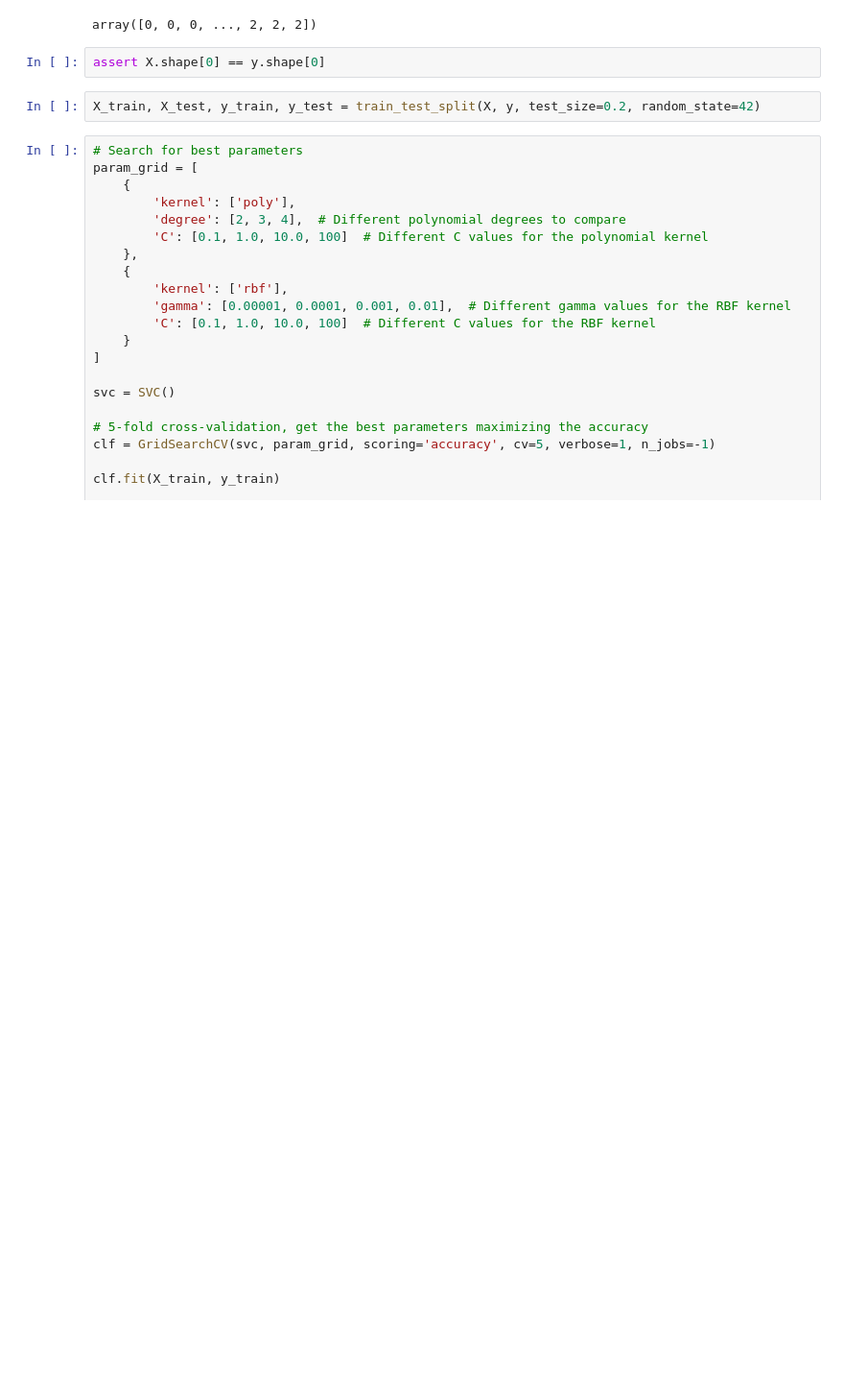
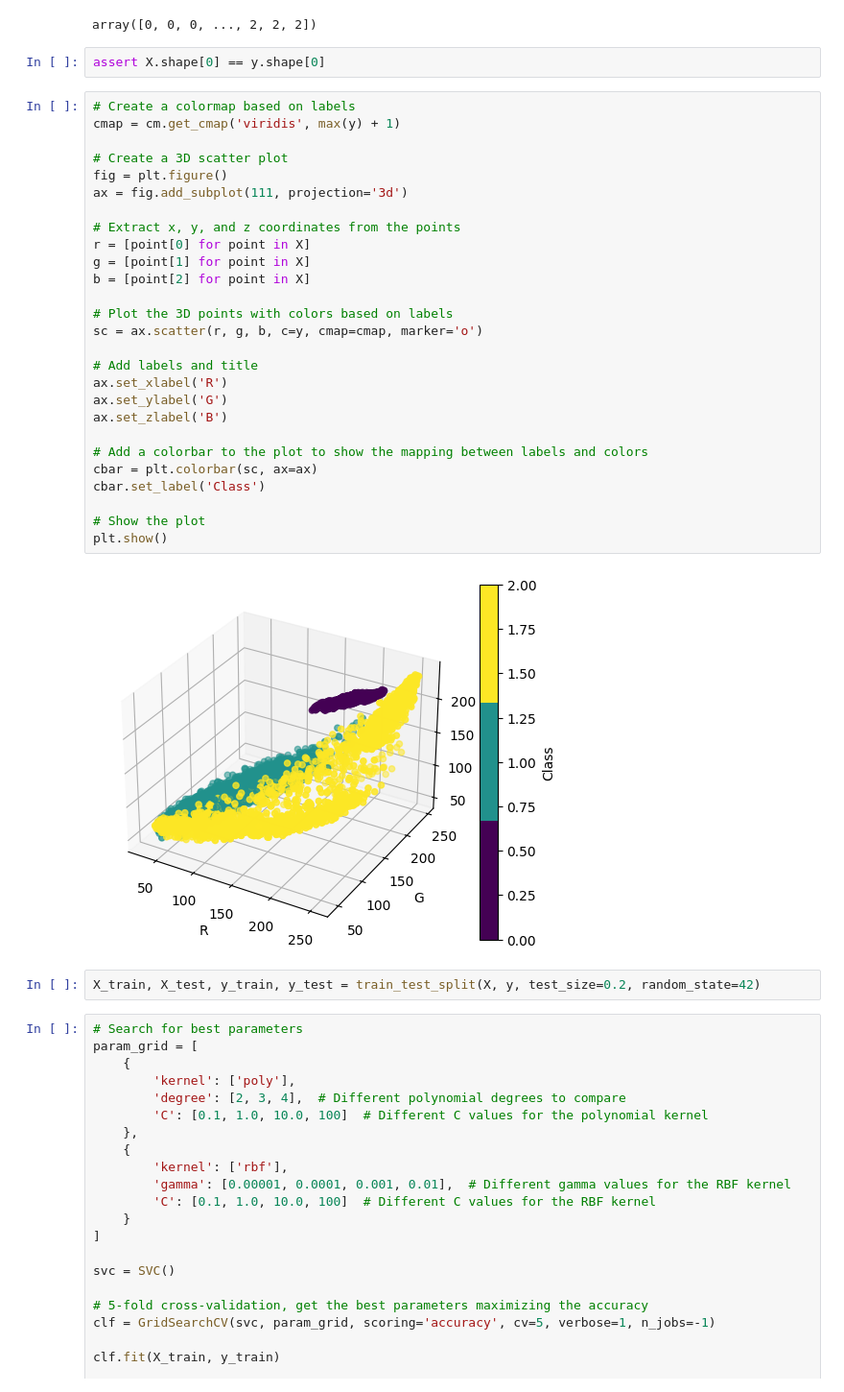
Before and after one commit to lvvittor/ml, a Jupyter notebook: tps/tp3/notebooks/exercise2.ipynb, the cells around one changed output. Shown at 96% size. Drawn from its saved outputs; the diff is of its cells as text; blank space fills up the shorter version.

```diff
--- a/tps/tp3/notebooks/exercise2.ipynb
+++ b/tps/tp3/notebooks/exercise2.ipynb
@@ -55,6 +56,35 @@ y # label for each pixel
 array([0, 0, 0, ..., 2, 2, 2])
 # %%
 assert X.shape[0] == y.shape[0]
+# %%
+# Create a colormap based on labels
+cmap = cm.get_cmap('viridis', max(y) + 1)
+
+# Create a 3D scatter plot
+fig = plt.figure()
+ax = fig.add_subplot(111, projection='3d')
+
+# Extract x, y, and z coordinates from the points
+r = [point[0] for point in X]
+g = [point[1] for point in X]
+b = [point[2] for point in X]
+
+# Plot the 3D points with colors based on labels
+sc = ax.scatter(r, g, b, c=y, cmap=cmap, marker='o')
+
+# Add labels and title
+ax.set_xlabel('R')
+ax.set_ylabel('G')
+ax.set_zlabel('B')
+
+# Add a colorbar to the plot to show the mapping between labels and colors
+cbar = plt.colorbar(sc, ax=ax)
+cbar.set_label('Class')
+
+# Show the plot
+plt.show()
+# %% [output]
+[figure, added]
 # %%
 X_train, X_test, y_train, y_test = train_test_split(X, y, test_size=0.2, random_state=42)
 # %%
```
Also changed, not shown: parts of 1 cell of this notebook, 1 other file.
